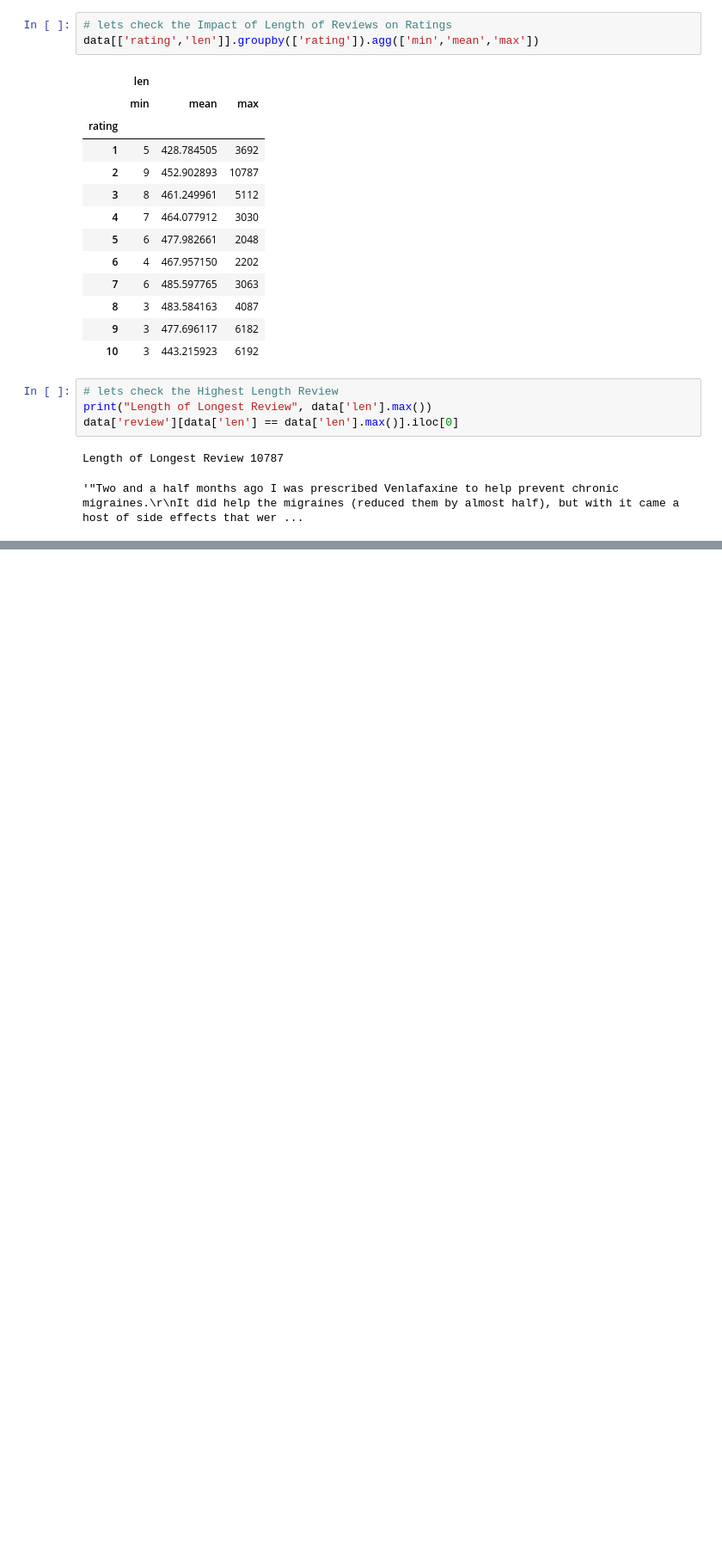
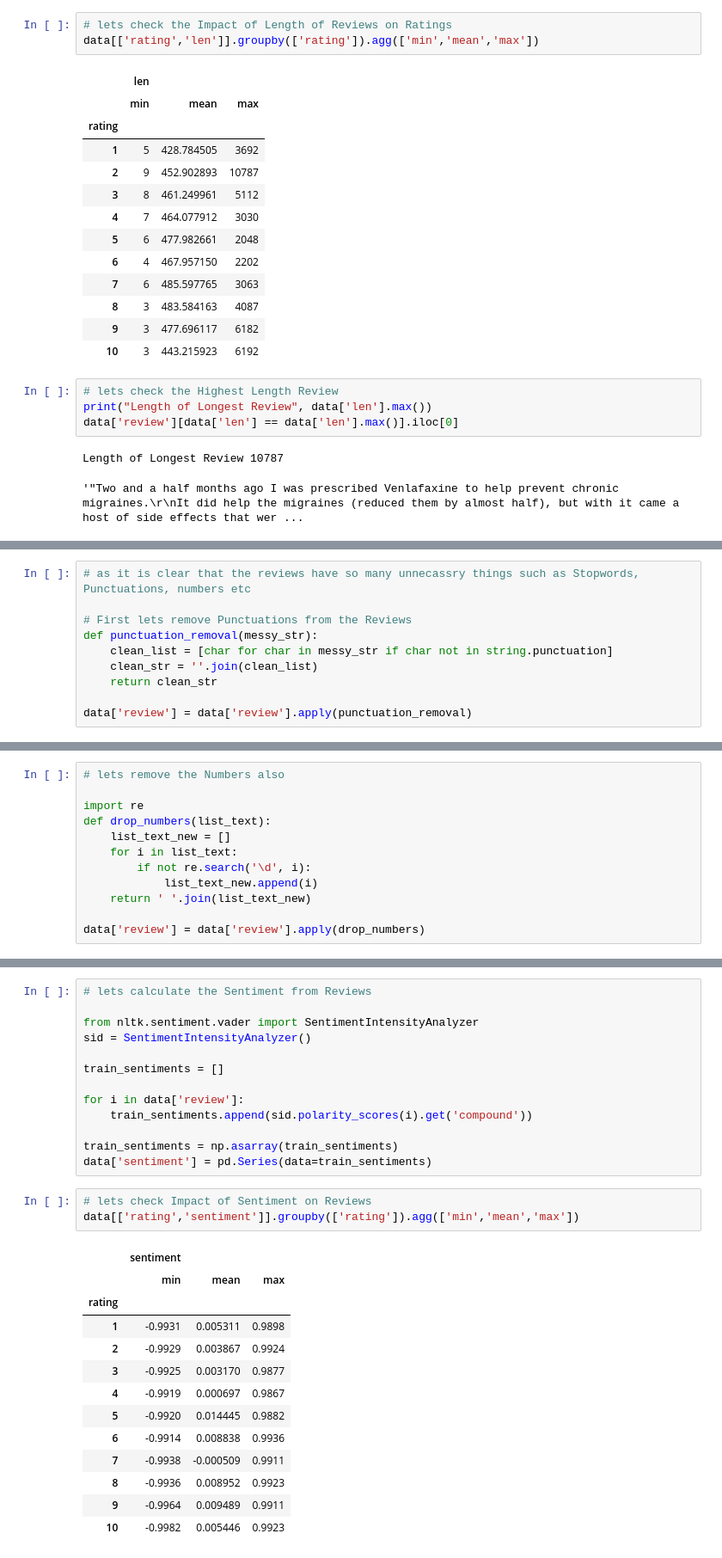
Before and after one commit to ElbrusGasim/Data_Science, a Jupyter notebook: NLP.ipynb, the cells around one changed output, grey strips where cells are left out. Shown at 86% size. Drawn from its saved outputs; the diff is of its cells as text; blank space fills up the shorter version.

```diff
--- a/NLP.ipynb
+++ b/NLP.ipynb
@@ -189,0 +192,10 @@ Length of Longest Review 10787
+# %%
+# as it is clear that the reviews have so many unnecassry things such as Stopwords, Punctuations, numbers etc
+
+# First lets remove Punctuations from the Reviews
+def punctuation_removal(messy_str):
+    clean_list = [char for char in messy_str if char not in string.punctuation]
+    clean_str = ''.join(clean_list)
+    return clean_str
+
+data['review'] = data['review'].apply(punctuation_removal)
@@ -189,0 +223,12 @@ Length of Longest Review 10787
+# %%
+# lets remove the Numbers also
+
+import re
+def drop_numbers(list_text):
+    list_text_new = []
+    for i in list_text:
+        if not re.search('\d', i):
+            list_text_new.append(i)
+    return ' '.join(list_text_new)
+
+data['review'] = data['review'].apply(drop_numbers)
@@ -189,0 +246,30 @@ Length of Longest Review 10787
+# %%
+# lets calculate the Sentiment from Reviews
+
+from nltk.sentiment.vader import SentimentIntensityAnalyzer
+sid = SentimentIntensityAnalyzer()
+
+train_sentiments = []
+
+for i in data['review']:
+    train_sentiments.append(sid.polarity_scores(i).get('compound'))
+
+train_sentiments = np.asarray(train_sentiments)
+data['sentiment'] = pd.Series(data=train_sentiments)
+# %%
+# lets check Impact of Sentiment on Reviews
+data[['rating','sentiment']].groupby(['rating']).agg(['min','mean','max'])
+# %% [output]
+|  | sentiment |  |  |
+|  | min | mean | max |
+| rating |  |  |  |
+| 1 | -0.9931 | 0.005311 | 0.9898 |
+| 2 | -0.9929 | 0.003867 | 0.9924 |
+| 3 | -0.9925 | 0.003170 | 0.9877 |
+| 4 | -0.9919 | 0.000697 | 0.9867 |
+| 5 | -0.9920 | 0.014445 | 0.9882 |
+| 6 | -0.9914 | 0.008838 | 0.9936 |
+| 7 | -0.9938 | -0.000509 | 0.9911 |
+| 8 | -0.9936 | 0.008952 | 0.9923 |
+| 9 | -0.9964 | 0.009489 | 0.9911 |
+| 10 | -0.9982 | 0.005446 | 0.9923 |
```
Also changed, not shown: parts of 16 cells of this notebook.
